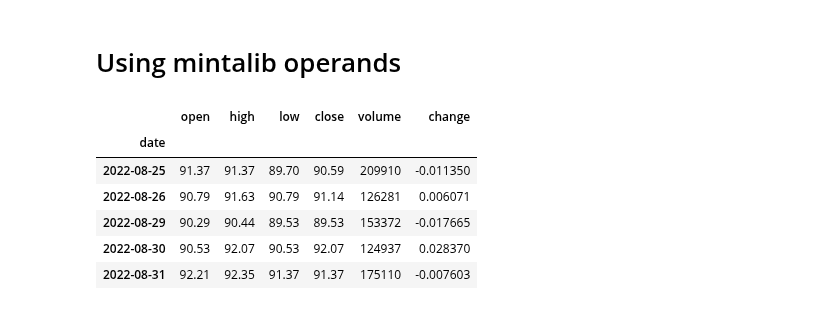
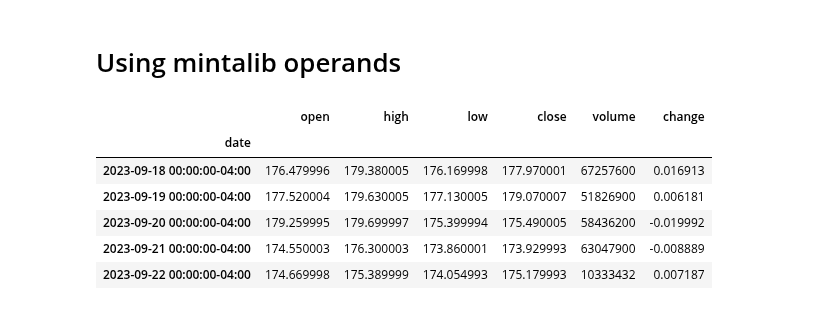
Before and after one commit to furechan/mintalib, a Jupyter notebook: examples/mintalib-opers.ipynb, the cells around one changed output. Drawn from its saved outputs; the diff is of its cells as text; code cells hidden in the pictures.

```diff
--- a/examples/mintalib-opers.ipynb
+++ b/examples/mintalib-opers.ipynb
@@ -6,15 +5,15 @@ from mintalib.utils import sample_prices
 from mintalib.opers import ROC, SMA, EMA, RSI, MACD, TRANGE, ATR, SLOPE, EVAL
 # %%
-prices = sample_prices()
+prices = sample_prices(target='pandas')
 prices.tail()
 # %% [output]
 |  | open | high | low | close | volume | change |
 | date |  |  |  |  |  |  |
-| 2022-08-25 | 91.37 | 91.37 | 89.70 | 90.59 | 209910 | -0.011350 |
-| 2022-08-26 | 90.79 | 91.63 | 90.79 | 91.14 | 126281 | 0.006071 |
-| 2022-08-29 | 90.29 | 90.44 | 89.53 | 89.53 | 153372 | -0.017665 |
-| 2022-08-30 | 90.53 | 92.07 | 90.53 | 92.07 | 124937 | 0.028370 |
-| 2022-08-31 | 92.21 | 92.35 | 91.37 | 91.37 | 175110 | -0.007603 |
+| 2023-09-18 00:00:00-04:00 | 176.479996 | 179.380005 | 176.169998 | 177.970001 | 67257600 | 0.016913 |
+| 2023-09-19 00:00:00-04:00 | 177.520004 | 179.630005 | 177.130005 | 179.070007 | 51826900 | 0.006181 |
+| 2023-09-20 00:00:00-04:00 | 179.259995 | 179.699997 | 175.399994 | 175.490005 | 58436200 | -0.019992 |
+| 2023-09-21 00:00:00-04:00 | 174.550003 | 176.300003 | 173.860001 | 173.929993 | 63047900 | -0.008889 |
+| 2023-09-22 00:00:00-04:00 | 174.669998 | 175.389999 | 174.054993 | 175.179993 | 10333432 | 0.007187 |
 # %%
 indicator = ROC(20) @ EMA(20)
 
```
Also changed, not shown: parts of 5 cells of this notebook, 25 other files.
